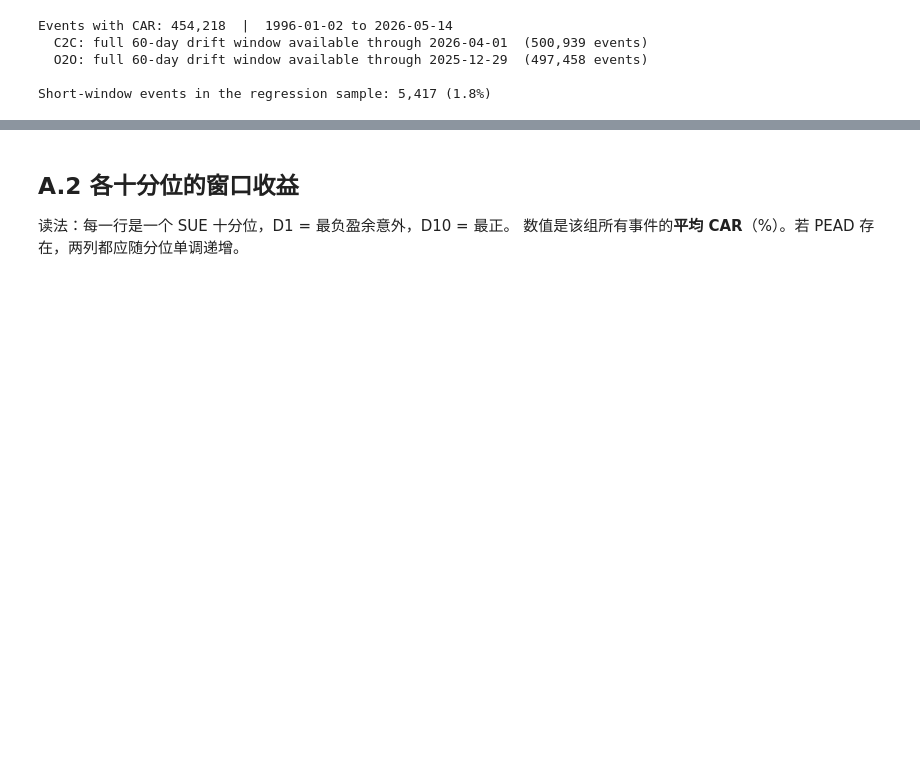
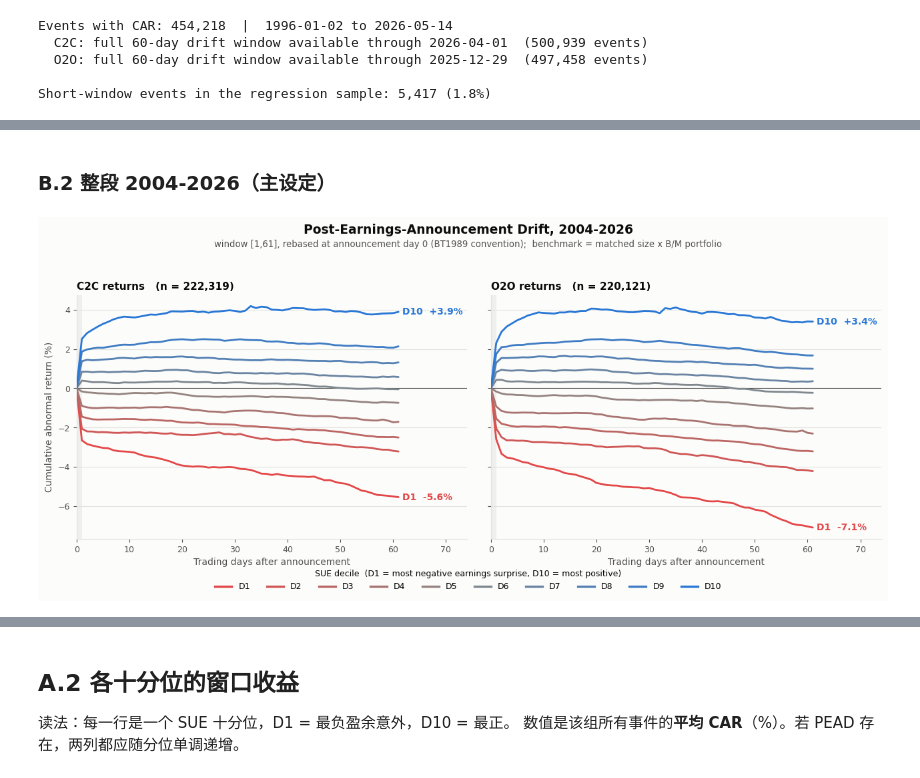
Before and after one commit to zan1029/PEAD_construction, a Jupyter notebook: 回归准备.ipynb, the cells around one changed output, grey strips where cells are left out. Cells and saved outputs as stored; diff of their text form; code cells hidden in the pictures; blank space fills up the shorter version.

```diff
--- a/回归准备.ipynb
+++ b/回归准备.ipynb
@@ -267,0 +526,6 @@ Short-window events in the regression sample: 5,417 (1.8%)
+# %% [markdown]
+### B.2 整段 2004-2026（主设定）
+# %%
+plot_full(Y0, Y1)
+# %% [output]
+[figure, added]
```
Also changed, not shown: parts of 25 cells of this notebook, 5 other files.
